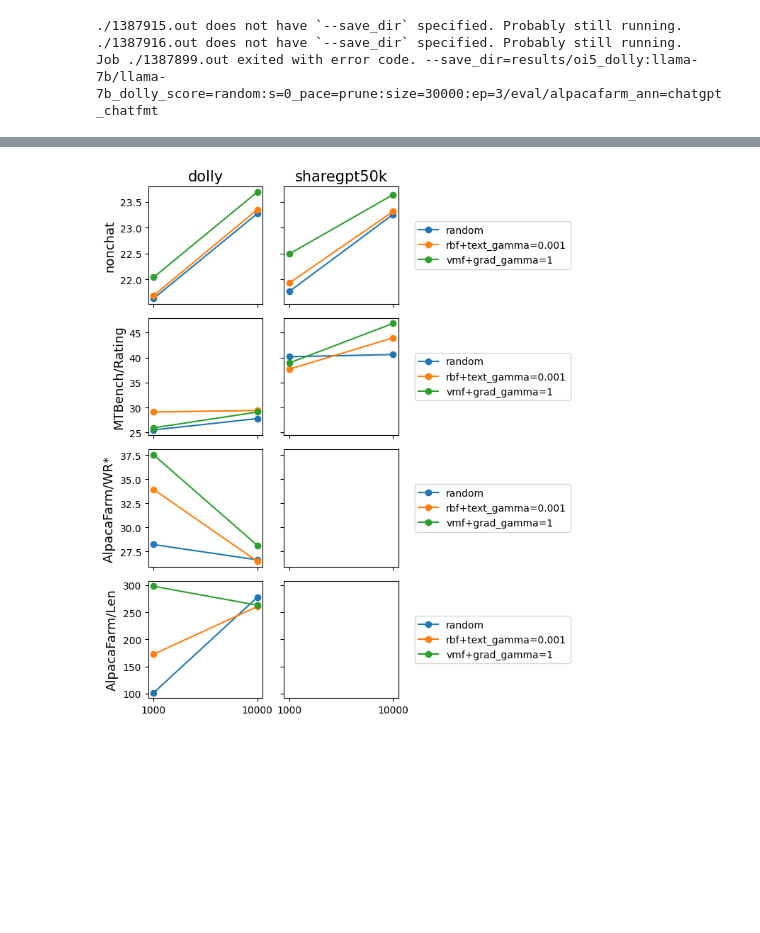
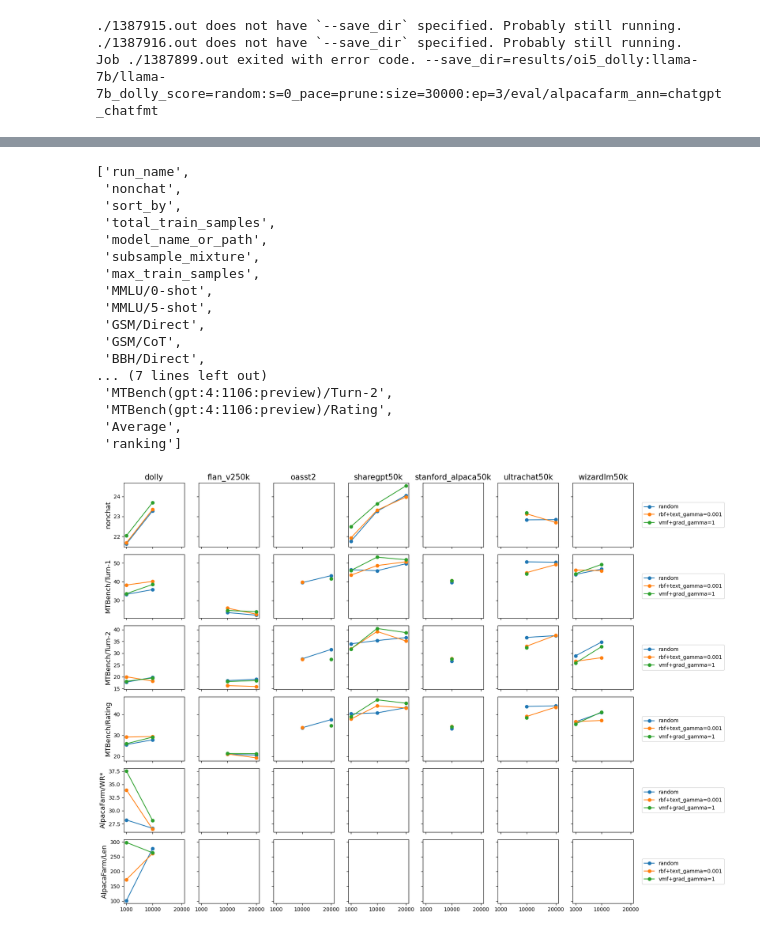
Before and after one commit to tt6746690/open-instruct, a Jupyter notebook: scripts/gen_cmds.ipynb, the cells around one changed output, grey strips where cells are left out. Cells and saved outputs as stored; diff of their text form; code cells hidden in the pictures; blank space fills up the shorter version.

```diff
--- a/scripts/gen_cmds.ipynb
+++ b/scripts/gen_cmds.ipynb
@@ -785,7 +785,8 @@ task_names_chatfmt = [x+'_chatfmt' for x in task_names]
 task_names_mtbench = ['mtbench_ann=gpt:4:1106:preview_chatfmt'] # ann=gpt:4, ann=gpt:3.5:turbo:1106, gpt:4:1106:preview (gpt4-turbo)
 # task_names_mtbench = ['mtbench_ann=gpt:3.5:turbo:1106_chatfmt'] # for debug sake, prefer gpt4
 # task_names_mtbench = ['mtbench_ann=gpt:4_chatfmt']
-task_names_alpacafarm = ['alpacafarm_ann=chatgpt_chatfmt']
+# task_names_alpacafarm = ['alpacafarm_ann=chatgpt_chatfmt']
+task_names_alpacafarm = ['alpacafarm_ann=alpaca:eval:gpt4:turbo:fn_chatfmt']
 task_names_chateval = task_names_mtbench + task_names_alpacafarm
 
 
@@ -824,18 +825,18 @@ task_names_chateval = task_names_mtbench + task_names_alpacafarm
 # exp_dir = 'results/dpo1'
 # exp_dir = 'results/dpo2_ultrafeedback:llama-7b+sharegptv2ep2'
 exp_dirs = [
-#     'results/oi5_dolly:llama-7b',
+    'results/oi5_dolly:llama-7b',
 #     'results/oi5_flan_v250k:llama-7b',
 #     'results/oi5_stanford_alpaca50k:llama-7b',
 #     'results/oi5_oasst2:llama-7b',
-    'results/oi5_wizardlm50k:llama-7b',
+#     'results/oi5_wizardlm50k:llama-7b',
 #     'results/oi5_sharegpt50k:llama-7b',
 #     'results/oi5_ultrachat50k:llama-7b',
 ]
 
-# subdir_filter_fn = lambda x: 'sharegpt' in x
-task_names = task_names + task_names_chatfmt; launch_one_job_per_model = False
-# task_names = task_names_alpacafarm; definitely_run_mtbench_on_non_alt7b_queue = False
+subdir_filter_fn = lambda x: 'ep=3' in x
+# task_names = task_names + task_names_chatfmt;
+task_names = task_names_alpacafarm; definitely_run_mtbench_on_non_alt7b_queue = False
 # task_names = task_names_mtbench; definitely_run_mtbench_on_non_alt7b_queue = False
 # task_names = task_names + task_names_chatfmt + task_names_mtbench
 # task_names = task_names
@@ -1045,7 +1046,7 @@ for model_name_or_path, task_name_list in model_and_task_list.items():
             match = re.search(r'ann=([^_]+)', task_name)
             annotators_config = match.group(1)
             annotators_config = annotators_config.replace(':', '_')
-            if not annotators_config in ['chatgpt', 'alpaca_eval_gpt4_0314', 'gpt35_turbo_1106']:
+            if not annotators_config in ['chatgpt', 'alpaca_eval_gpt4_0314', 'gpt35_turbo_1106', 'alpaca_eval_gpt4_turbo_fn']:
                 raise ValueError('Just support 2 annotators_config.')
             cmd = f"""
             python -m eval.alpaca_farm.run_eval \
@@ -1384,7 +1398,12 @@ dataset_list = [
 # ]; finetune_type = 'pref'
 dataset_list = [
     'dolly',
+    'flan_v250k',
+    'stanford_alpaca50k',
+    'oasst2',
+    'wizardlm50k',
     'sharegpt50k',
+    'ultrachat50k',
 ]; finetune_type = 'sft'
 
 ## older
@@ -1558,8 +1577,8 @@ else:
         from rosemary import pd_average_col_contains_substr
         Ns = sorted(np.unique([int(x) for x in df['total_train_samples'].to_numpy() if x]).tolist())
         datasets = sorted(np.unique([x for x in df['dataset'] if x is not None]).tolist())
-        for N in Ns+[None]:
-            for dataset in datasets:
+        for dataset in datasets:
+            for N in Ns+[None]:
                 dfc = df.copy()
                 dfc = dfc[dfc['total_train_samples'].apply(lambda x: int(x) == N if x else True)]
                 dfc = dfc[dfc['dataset'].apply(lambda x: x == dataset if x else True)]
@@ -1647,7 +1674,8 @@ def parse_prune_subset_size(row):
     if match:
         pace = match.group(1).replace(':', '_')
         kvs = parse_kv_from_string(pace)
-        return int(kvs['size'] / kvs['ep'])
+        subset_size = int(kvs['size'] / kvs['ep'])
+        return subset_size
     else:
         return None
 
@@ -1702,7 +1730,7 @@ startswithstrs = (
 dfc = dfc[dfc.apply(lambda x: x['sort_by_type'].startswith(startswithstrs)
                    , axis=1)]
 dfc['subset_size'] = dfc['subset_size'].apply(lambda x: int(x) if x else x)
-dfc = dfc[dfc['subset_size']<=10_000]
+# dfc = dfc[dfc['subset_size']>1_000]
 
 
 D = dfc.set_index(['sort_by_type', 'dataset', 'subset_size']).to_dict()
@@ -1717,6 +1745,24 @@ def convert_key_to_dataclass(d):
 D = {k: convert_key_to_dataclass(v) for k, v in D.items()}
 
 list(D.keys())
+# %% [output]
+['run_name',
+ 'nonchat',
+ 'sort_by',
+ 'total_train_samples',
+ 'model_name_or_path',
+ 'subsample_mixture',
+ 'max_train_samples',
+ 'MMLU/0-shot',
+ 'MMLU/5-shot',
+ 'GSM/Direct',
+ 'GSM/CoT',
+ 'BBH/Direct',
+... (7 lines left out)
+ 'MTBench(gpt:4:1106:preview)/Turn-2',
+ 'MTBench(gpt:4:1106:preview)/Rating',
+ 'Average',
+ 'ranking']
 # %%
 
 import matplotlib.pyplot as plt
@@ -1728,10 +1774,12 @@ datasets = ['flan_v2', 'dolly', 'stanford_alpaca', 'oasst1', 'ultrachat200kv2',
 task_names = ['nonchat', 'MMLU/0-shot', 'GSM/CoT', 'BBH/Direct', 'TydiQA/GP', 'Codex-Eval/Pass@1', 'AlpacaFarm/WR*',]
 
 datasets = ['dolly', 'sharegpt50k']
+datasets = list(np.unique(dfc['dataset']))
 task_names = []
 task_names += ['nonchat']
-# task_names += [f'MTBench({mtbench_judge})/Turn-1',  f'MTBench({mtbench_judge})/Turn-2', f'MTBench({mtbench_judge})/Rating']
-task_names += [f'MTBench({mtbench_judge})/Rating']
+# task_names += ['MMLU/0-shot', 'GSM/CoT', 'BBH/Direct', 'TydiQA/GP', 'Codex-Eval/Pass@1',]
+task_names += [f'MTBench({mtbench_judge})/Turn-1',  f'MTBench({mtbench_judge})/Turn-2', f'MTBench({mtbench_judge})/Rating']
+# task_names += [f'MTBench({mtbench_judge})/Rating']
 task_names += [f'AlpacaFarm({alpacafarm_judge})/WR*', f'AlpacaFarm({alpacafarm_judge})/Len']
 
 
@@ -1751,31 +1799,31 @@ for axi, task_name in enumerate(task_names):
 
         for i, sort_by_type in enumerate(sort_by_types):
             xs = sorted([x.subset_size for x in d.keys()
                          if x.dataset == dataset and x.sort_by_type==sort_by_type])
             xs_possible += list(set(xs) - set(xs_possible))
             ys = [d[DKey(sort_by_type, dataset, x)] for x in xs]
             if yaxis_type == 'delta_random':
                 if not all(DKey('random', dataset, x) in d for x in xs): continue
                 ys = [y-d[DKey('random', dataset, x)] for x, y in zip(xs, ys)]
             if 'random' in sort_by_type:
                 marker_style = 'o-'
             else:
                 marker_style = 'o-'
             ax.plot(xs, ys, marker_style, label=sort_by_type)
 
 #         ax.set_yscale('log')
 
 for axi, task_name in enumerate(task_names):
     task_name_shortened = task_name.replace(f'({mtbench_judge})', '').replace(f'({alpacafarm_judge})', '')
     axs.reshape(nrows, ncols)[axi, 0].set_ylabel('△ '+task_name_shortened if yaxis_type.startswith('delta') else task_name_shortened, fontsize=13)
     axs.reshape(nrows, ncols)[axi, -1].legend(loc='center left', bbox_to_anchor=(1.1, 0.5))
 for axj, dataset in enumerate(datasets):
     axs.reshape(nrows, ncols)[0, axj].set_title(dataset, fontsize=15)
     axs.reshape(nrows, ncols)[0, axj].set_xticks(xs_possible, xs_possible)
 
 space = 0.05
 fig.subplots_adjust(wspace=space, hspace=space)  # Adjust the value as needed
 
 fig.tight_layout()
 # %% [output]
-[figure, old version]
+[figure, new version]
```
Also changed, not shown: parts of 4 cells of this notebook, 1 other file.
